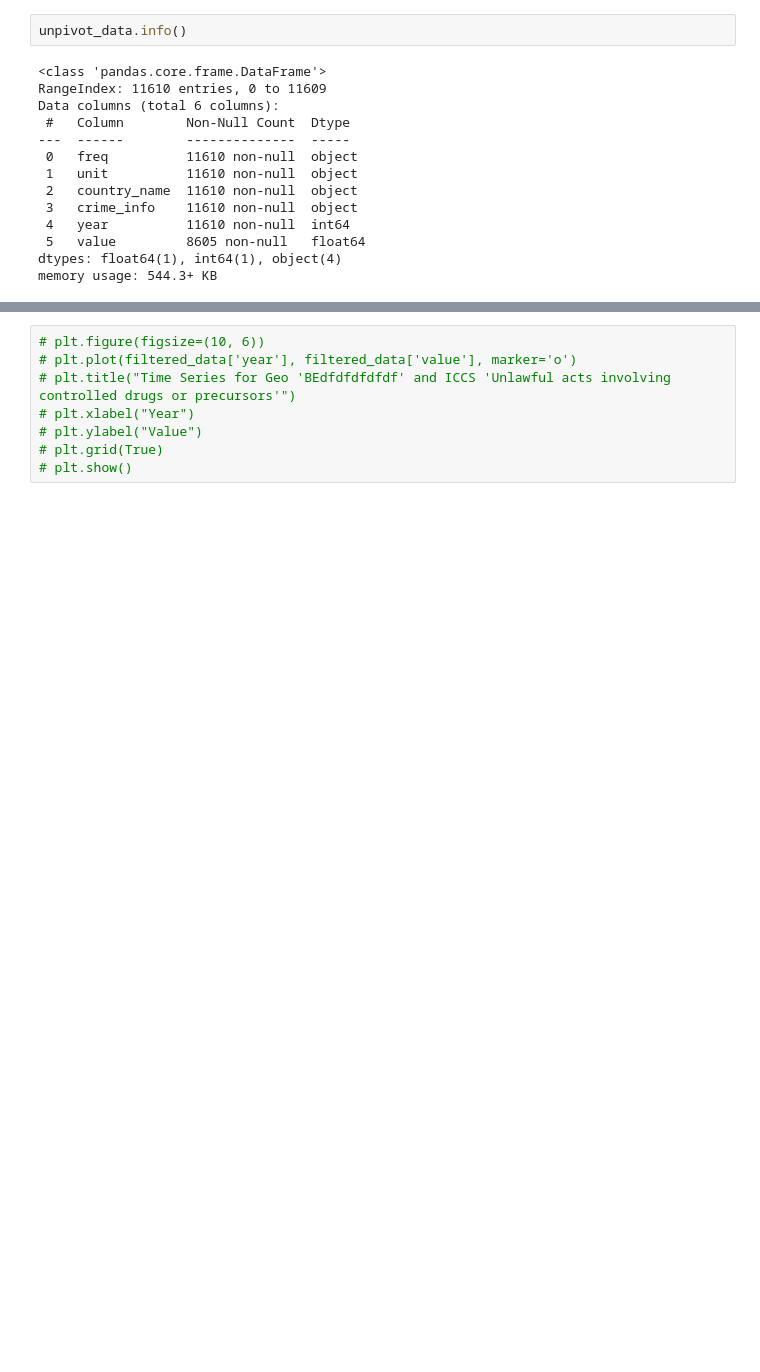
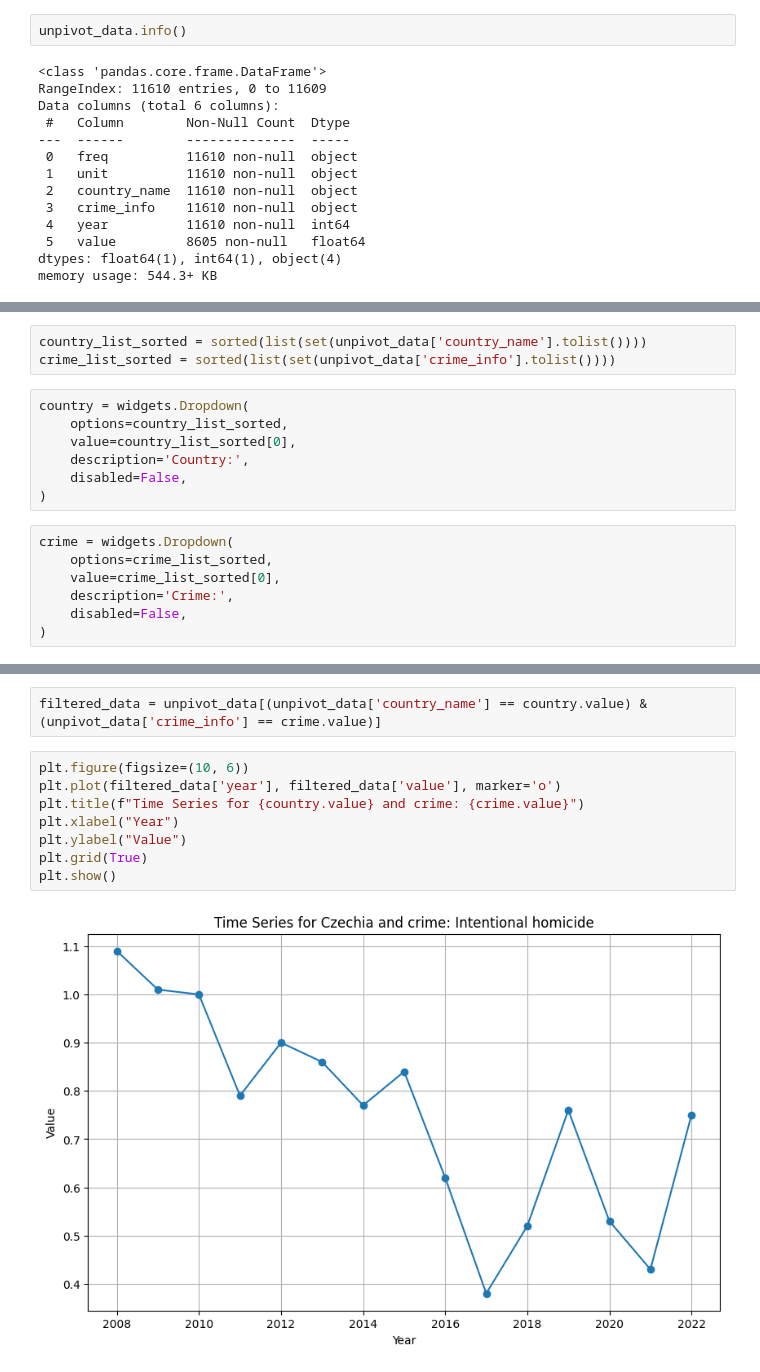
Before and after one commit to klbek/Analysis-of-Crime-in-the-EU, a Jupyter notebook: test_dat_zkouska2.ipynb, the cells around one changed output, grey strips where cells are left out. Cells and saved outputs as stored; diff of their text form; blank space fills up the shorter version.

Commit message:
pridani widget pro testovani autamatickeho prepisovani grafu

```diff
--- a/test_dat_zkouska2.ipynb
+++ b/test_dat_zkouska2.ipynb
@@ -132,0 +130,17 @@ memory usage: 544.3+ KB
+# %%
+country_list_sorted = sorted(list(set(unpivot_data['country_name'].tolist())))
+crime_list_sorted = sorted(list(set(unpivot_data['crime_info'].tolist())))
+# %%
+country = widgets.Dropdown(
+    options=country_list_sorted,
+    value=country_list_sorted[0],
+    description='Country:',
+    disabled=False,
+)
+# %%
+crime = widgets.Dropdown(
+    options=crime_list_sorted,
+    value=crime_list_sorted[0],
+    description='Crime:',
+    disabled=False,
+)
@@ -133,8 +153,12 @@ memory usage: 544.3+ KB
+# %%
+filtered_data = unpivot_data[(unpivot_data['country_name'] == country.value) & (unpivot_data['crime_info'] == crime.value)]
 # %%
-# plt.figure(figsize=(10, 6))
-# plt.plot(filtered_data['year'], filtered_data['value'], marker='o')
-# plt.title("Time Series for Geo 'BEdfdfdfdfdf' and ICCS 'Unlawful acts involving controlled drugs or precursors'")
-# plt.xlabel("Year")
-# plt.ylabel("Value")
-# plt.grid(True)
-# plt.show()
+plt.figure(figsize=(10, 6))
+plt.plot(filtered_data['year'], filtered_data['value'], marker='o')
+plt.title(f"Time Series for {country.value} and crime: {crime.value}")
+plt.xlabel("Year")
+plt.ylabel("Value")
+plt.grid(True)
+plt.show()
+# %% [output]
+[figure, added]
```
Also changed, not shown: parts of 9 cells of this notebook.
